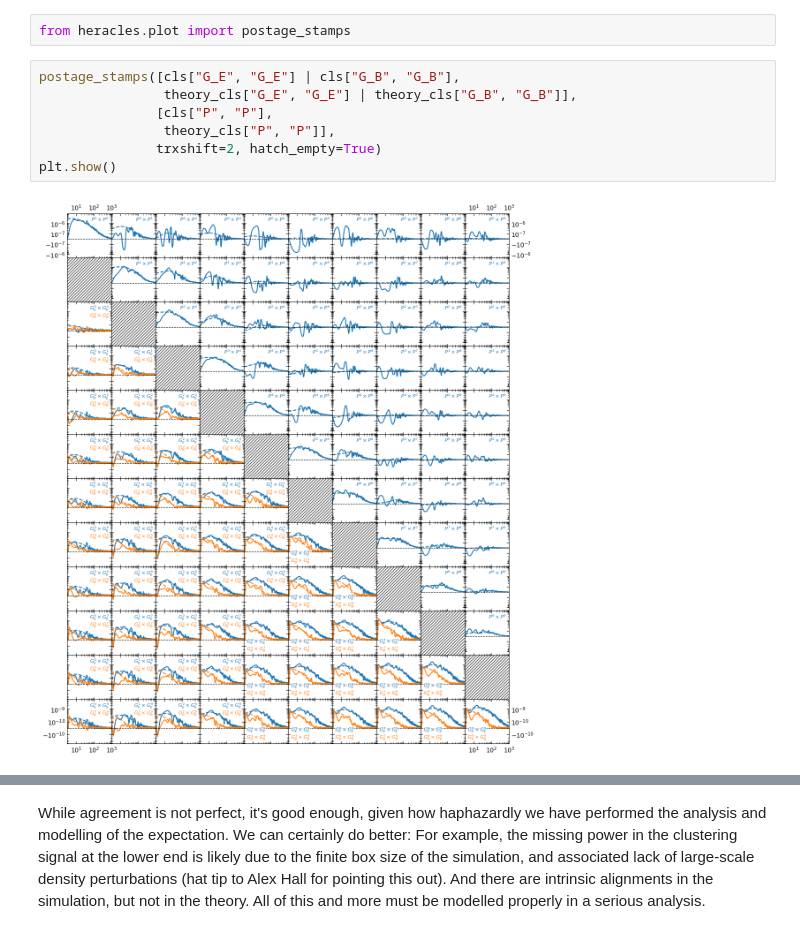
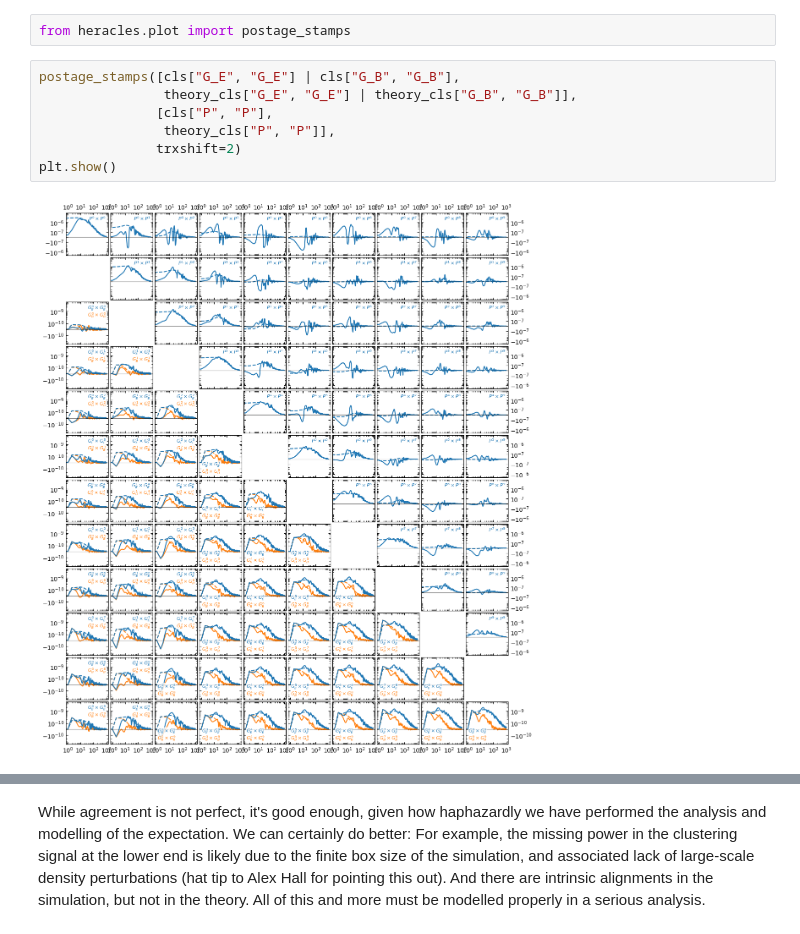
Before and after one commit to heracles-ec/heracles, a Jupyter notebook: examples/example.ipynb, the cells around one changed output, grey strips where cells are left out. Drawn from its saved outputs; the diff is of its cells as text.

Commit message:
ENH(plot): improved style for postage stamp plots (#40)
Update the default plot style to be more easily parsed in very large
plots.

```diff
--- a/examples/example.ipynb
+++ b/examples/example.ipynb
@@ -526,12 +526,12 @@ from heracles.plot import postage_stamps
 # %%
 postage_stamps([cls["G_E", "G_E"] | cls["G_B", "G_B"],
                 theory_cls["G_E", "G_E"] | theory_cls["G_B", "G_B"]],
                [cls["P", "P"],
                 theory_cls["P", "P"]],
-               trxshift=2, hatch_empty=True)
+               trxshift=2)
 plt.show()
 # %% [output]
-[figure, old version]
+[figure, new version]
 # %%
 postage_stamps([cls["P", "G_E"] | cls["P", "G_B"],
                 theory_cls["P", "G_E"] | theory_cls["P", "G_B"]])
```
Also changed, not shown: parts of 1 cell of this notebook, 2 other files.
